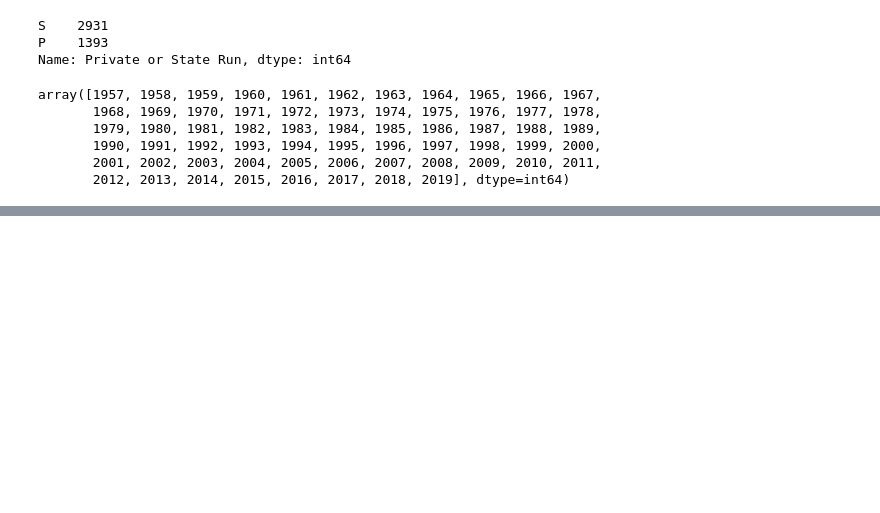
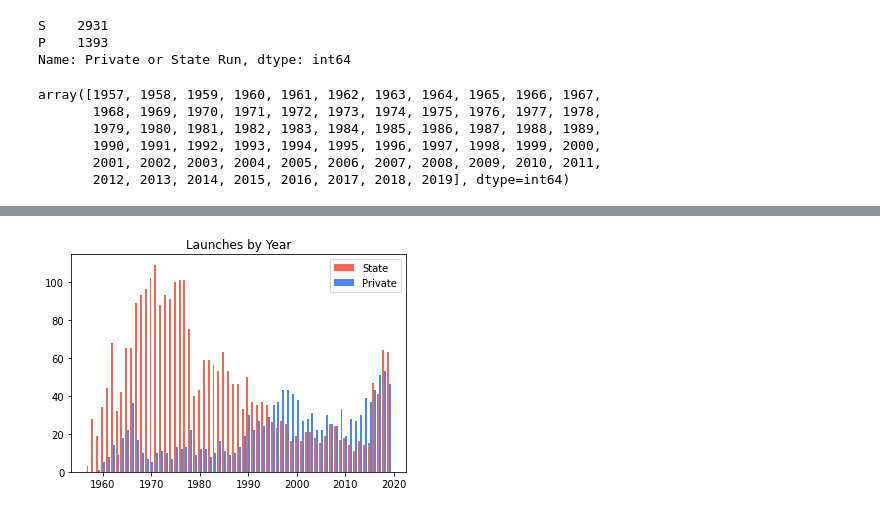
Before and after one commit to alejandrowaring/space-cadets-data-analysis, a Jupyter notebook: public_private.ipynb, the cells around one changed output, grey strips where cells are left out. Drawn from its saved outputs; the diff is of its cells as text; code cells hidden in the pictures; blank space fills up the shorter version.

```diff
--- a/public_private.ipynb
+++ b/public_private.ipynb
@@ -86,0 +87,12 @@ plt.show()
+# %%
+fig, ax = plt.subplots()
+
+ax.bar(years - 0.2, state_list, label="State", width=0.4, color="#F56551")
+ax.bar(years + 0.2, private_list, label="Private", width=0.4, color="#4589F5")
+
+plt.title("Launches by Year")
+plt.legend(["State", "Private"])
+
+plt.show()
+# %% [output]
+[figure, added]
```
Also changed, not shown: parts of 4 cells of this notebook, 1 other file.
